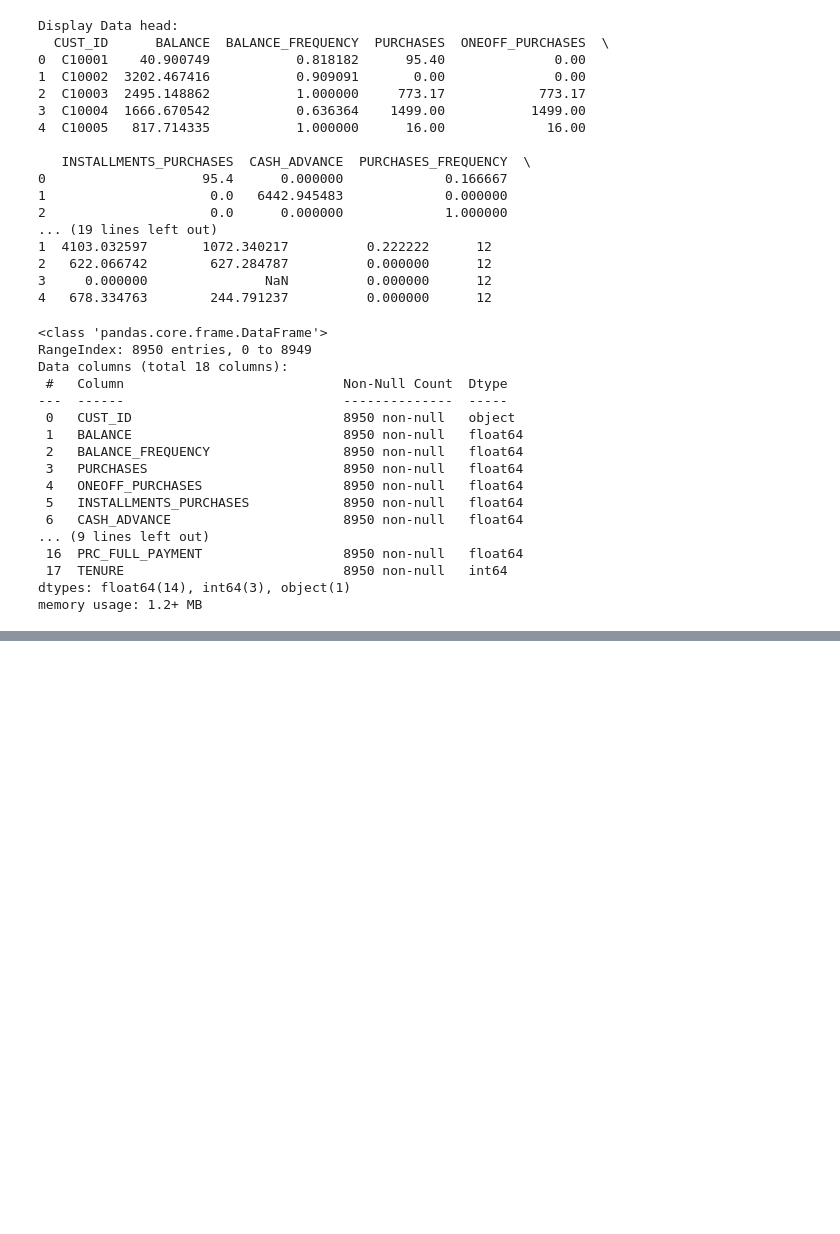
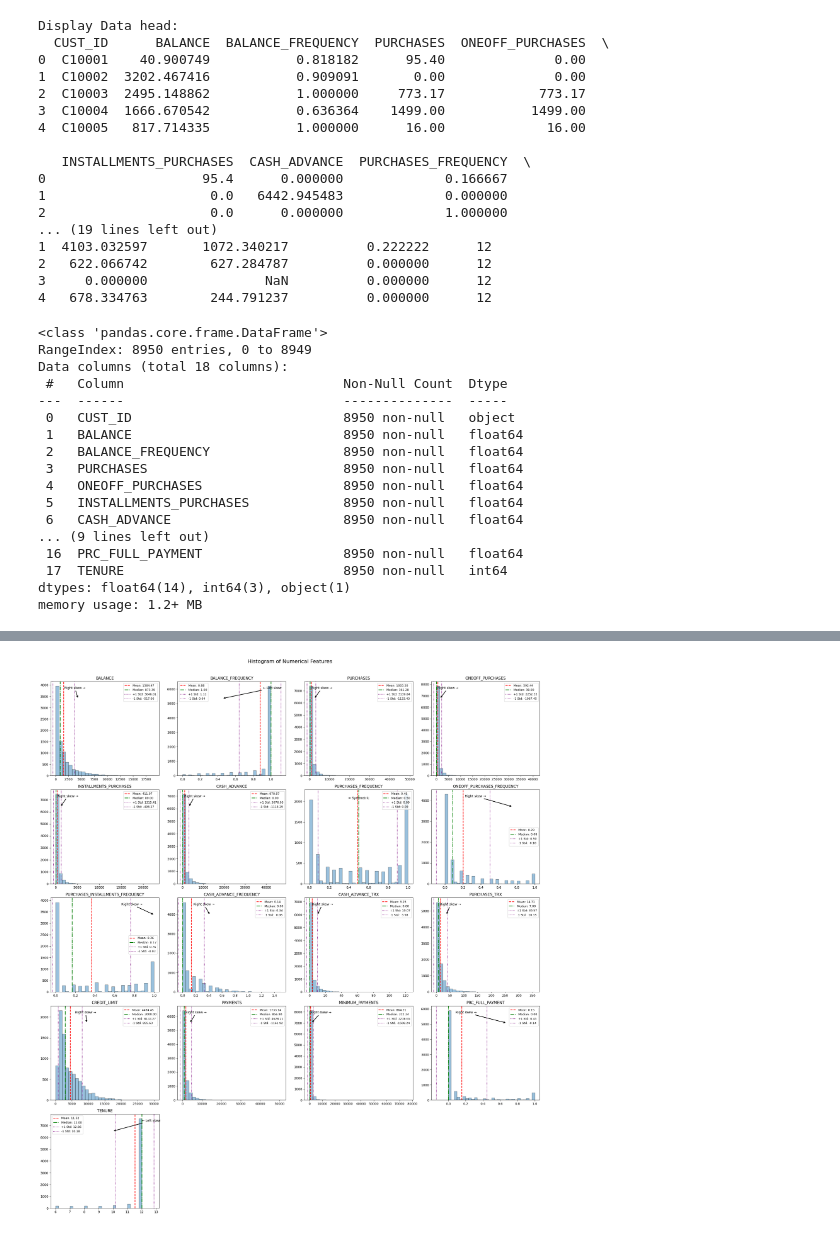
Before and after one commit to jishdewanjee/CapStone, a Jupyter notebook: CapStone7/CreditCardAgency_Clustering_Unsupervised.ipynb, the cells around one changed output, grey strips where cells are left out. Saved outputs shown, nothing was run; the diff lists cells and outputs as text; code cells hidden in the pictures; blank space fills up the shorter version.

```diff
--- a/CapStone7/CreditCardAgency_Clustering_Unsupervised.ipynb
+++ b/CapStone7/CreditCardAgency_Clustering_Unsupervised.ipynb
@@ -105,0 +147,83 @@ df.describe().T
+# %%
+# 1) pick numeric columns (exclude ID)
+numeric_cols = df.select_dtypes(include=np.number).columns
+# If you have an ID-like numeric column, you can drop it manually:
+# numeric_cols = [c for c in numeric_cols if c not in ["CUST_ID"]]
+
+# 2) helper to determine skew direction + where to place arrow
+def skew_label_and_pos(skew_val):
+    # threshold to avoid labeling tiny skew as "left/right"
+    if skew_val > 0.3:
+        return "Right skew →", "right"
+    elif skew_val < -0.3:
+        return "← Left skew", "left"
+    else:
+        return "≈ Symmetric", "center"
+
+# 3) plotting grid
+n = len(numeric_cols)
+ncols = 4
+nrows = math.ceil(n / ncols)
+
+fig, axes = plt.subplots(nrows, ncols, figsize=(22, 4.8 * nrows))
+axes = axes.flatten()
+
+for i, col in enumerate(numeric_cols):
+    ax = axes[i]
+    data = df[col].dropna()
+
+    # histogram
+    ax.hist(data, bins=30, edgecolor="black", alpha=0.45)
+
+    # stats
+    mean = data.mean()
+    median = data.median()
+    std = data.std(ddof=1)
+    skew = data.skew()
+
+    # vertical lines
+    ax.axvline(mean, color="red", linestyle="--", linewidth=1.8, label=f"Mean: {mean:.2f}")
+    ax.axvline(median, color="green", linestyle="-.", linewidth=1.8, label=f"Median: {median:.2f}")
+    ax.axvline(mean + std, color="purple", linestyle=":", linewidth=1.6, label=f"+1 Std: {(mean+std):.2f}")
+    ax.axvline(mean - std, color="purple", linestyle=":", linewidth=1.6, label=f"-1 Std: {(mean-std):.2f}")
+
+    # title
+    ax.set_title(col, fontsize=12)
+
+    # skew annotation (arrow)
+    label, pos = skew_label_and_pos(skew)
+
+    # place arrow near top of the plot
+    ymax = ax.get_ylim()[1]
+    if pos == "right":
+        x_text = np.nanpercentile(data, 70)
+        x_arrow = np.nanpercentile(data, 90)
+        ax.annotate(label,
+                    xy=(x_arrow, ymax * 0.82),
+                    xytext=(x_text, ymax * 0.92),
+                    arrowprops=dict(arrowstyle="->", lw=1.8),
+                    fontsize=10)
+    elif pos == "left":
+        x_text = np.nanpercentile(data, 30)
+        x_arrow = np.nanpercentile(data, 10)
+        ax.annotate(label,
+                    xy=(x_arrow, ymax * 0.82),
+                    xytext=(x_text, ymax * 0.92),
+                    arrowprops=dict(arrowstyle="->", lw=1.8),
+                    fontsize=10)
+    else:
+        x_text = np.nanpercentile(data, 50)
+        ax.text(x_text, ymax * 0.90, label, ha="center", fontsize=10)
+
+    # legend inside each plot (like your example)
+    ax.legend(fontsize=9, frameon=True, loc="best")
+
+# turn off extra empty subplots
+for j in range(i + 1, len(axes)):
+    axes[j].axis("off")
+
+fig.suptitle("Histogram of Numerical Features", fontsize=16, y=1.01)
+plt.tight_layout()
+plt.show()
+# %% [output]
+[figure, added]
```
Also changed, not shown: parts of 63 cells of this notebook.
